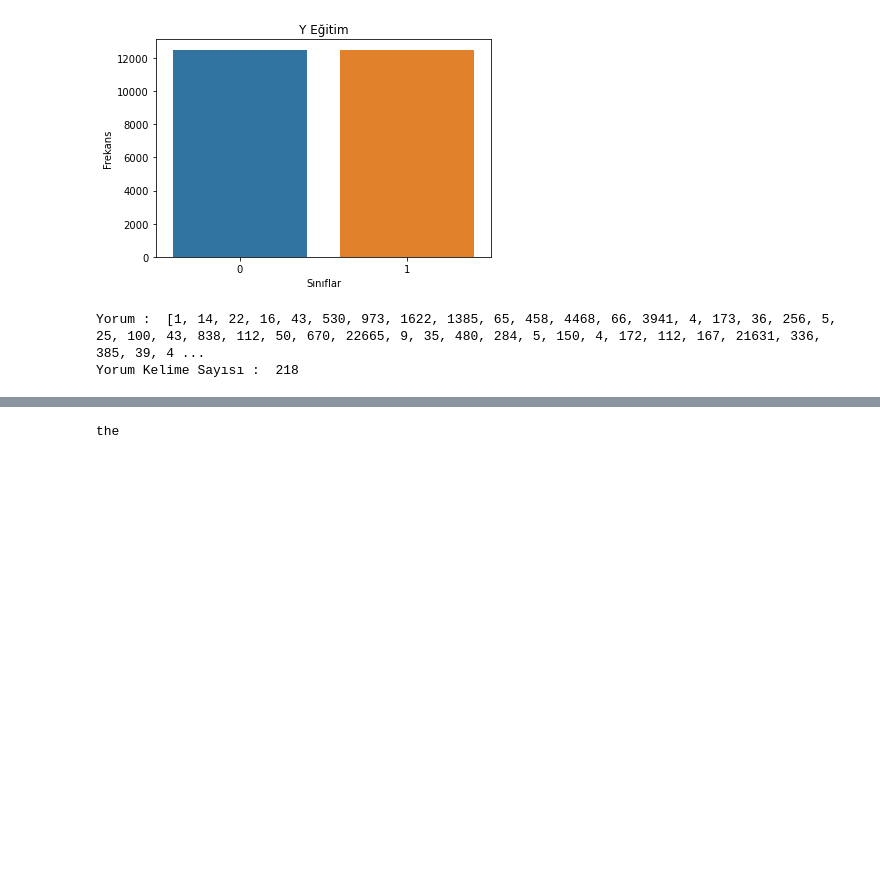
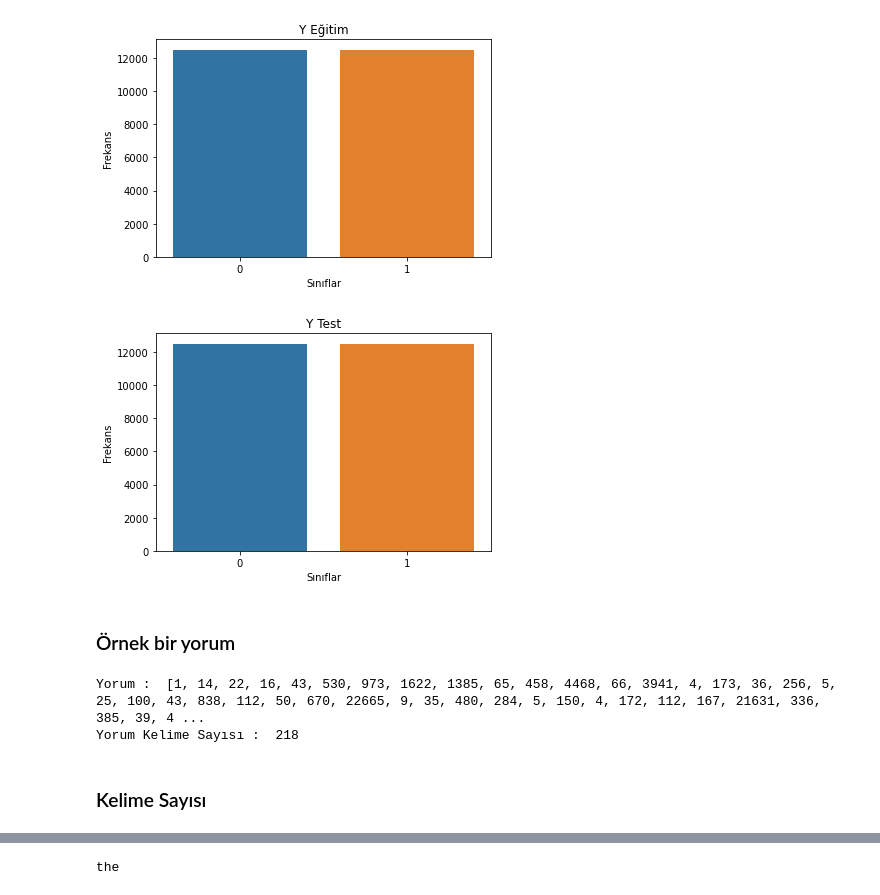
Before and after one commit to VedatBiner/BTK-VeriMaratonu, a Jupyter notebook: Proje2-SentimentAnalysis-IMDB.ipynb, the cells around one changed output, grey strips where cells are left out. Saved outputs shown, nothing was run; the diff lists cells and outputs as text; code cells hidden in the pictures; blank space fills up the shorter version.

```diff
--- a/Proje2-SentimentAnalysis-IMDB.ipynb
+++ b/Proje2-SentimentAnalysis-IMDB.ipynb
@@ -70,6 +82,18 @@ plt.title("Y Eğitim")
 plt.show()
 # %% [output]
 [figure]
+# %%
+# Görsel - Y Test
+plt.figure
+sns.countplot(Y_test)
+plt.xlabel("Sınıflar")
+plt.ylabel("Frekans")
+plt.title("Y Test")
+plt.show()
+# %% [output]
+[figure, added]
+# %% [markdown]
+### Örnek bir yorum
 # %%
 # Örnek bir yorum
 yorum = X_egitim[0]
@@ -78,6 +102,8 @@ print("Yorum Kelime Sayısı : ", len(yorum))
 # %% [output]
 Yorum :  [1, 14, 22, 16, 43, 530, 973, 1622, 1385, 65, 458, 4468, 66, 3941, 4, 173, 36, 256, 5, 25, 100, 43, 838, 112, 50, 670, 22665, 9, 35, 480, 284, 5, 150, 4, 172, 112, 167, 21631, 336, 385, 39, 4 ...
 Yorum Kelime Sayısı :  218
+# %% [markdown]
+### Kelime Sayısı
 # %%
 # Kelime Sayısı
 word_index = imdb.get_word_index()
```
Also changed, not shown: parts of 27 cells of this notebook, 2 other files.
